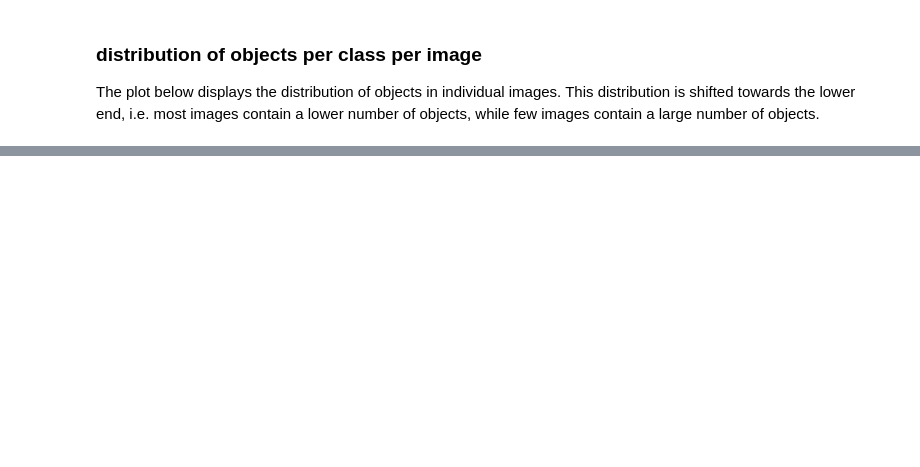
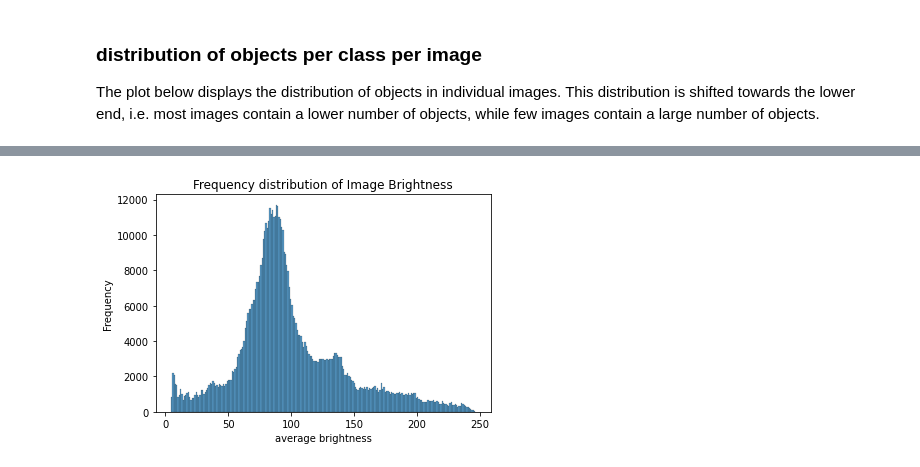
Before and after one commit to Andrea-Schulz/UdacitySDCE_Project1, a Jupyter notebook: Exploratory+Data+Analysis.ipynb, the cells around one changed output, grey strips where cells are left out. Drawn from its saved outputs; the diff is of its cells as text; code cells hidden in the pictures; blank space fills up the shorter version.

```diff
--- a/Exploratory+Data+Analysis.ipynb
+++ b/Exploratory+Data+Analysis.ipynb
@@ -281,16 +266,20 @@ The plot below shows the average brightness across a set of x images.
 # %%
 import seaborn as sns
+from PIL import Image, ImageStat
 
 avg_bright = []
 for cl in dataset.take(1000):
     for img in cl["image"].numpy():
-        image = Image.fromarray(np.uint8(numpy_img)).convert('L')
+        image = Image.fromarray(np.uint8(img)).convert('L')
         stat = ImageStat.Stat(image)
         avg = stat.mean[0]
         avg_bright.append(avg)
 
 #histogram plot
 brightnessplot = sns.histplot(x=avg_bright)
 brightnessplot.set(xlabel = 'average brightness', ylabel='Frequency', title='Frequency distribution of Image Brightness')
 fig = brightnessplot.get_figure()
 fig.savefig('results/data_exploratory_analysis_brightness.png')
+#avg_bright
+# %% [output]
+[figure, added]
```
Also changed, not shown: parts of 11 cells of this notebook, 7 other files.
